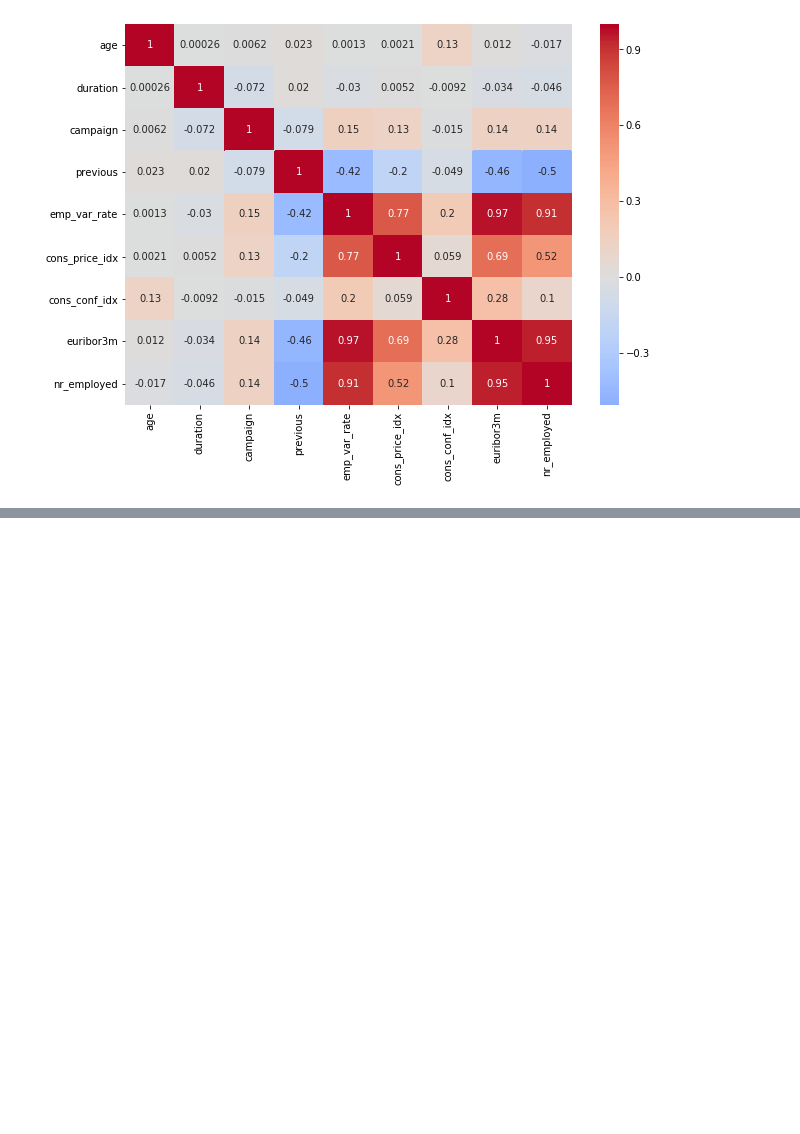
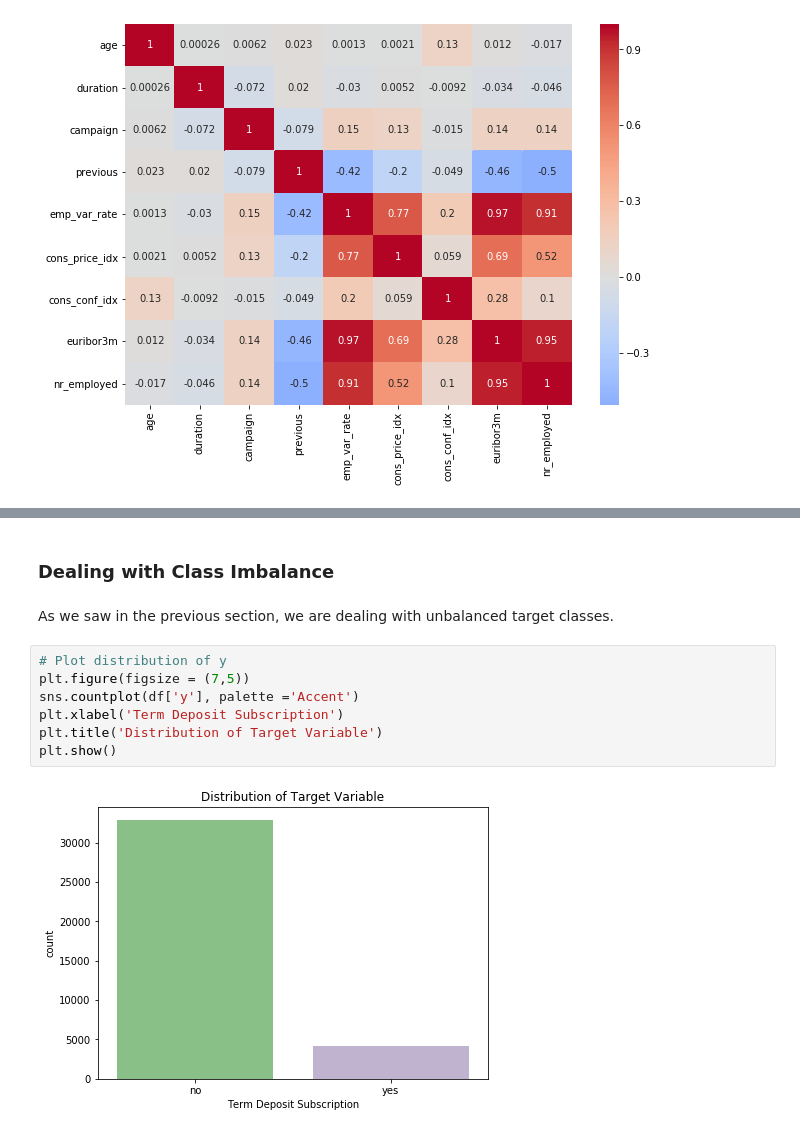
Before and after one commit to nadinezab/bank-marketing, a Jupyter notebook: bank-marketing.ipynb, the cells around one changed output, grey strips where cells are left out. Saved outputs shown, nothing was run; the diff lists cells and outputs as text; blank space fills up the shorter version.

```diff
--- a/bank-marketing.ipynb
+++ b/bank-marketing.ipynb
@@ -497,0 +622,13 @@ plt.show()
+# %% [markdown]
+### Dealing with Class Imbalance
+# %% [markdown]
+As we saw in the previous section, we are dealing with unbalanced target classes.
+# %%
+# Plot distribution of y
+plt.figure(figsize = (7,5))
+sns.countplot(df['y'], palette ='Accent')
+plt.xlabel('Term Deposit Subscription')
+plt.title('Distribution of Target Variable')
+plt.show()
+# %% [output]
+[figure, added]
```
Also changed, not shown: parts of 21 cells of this notebook.
